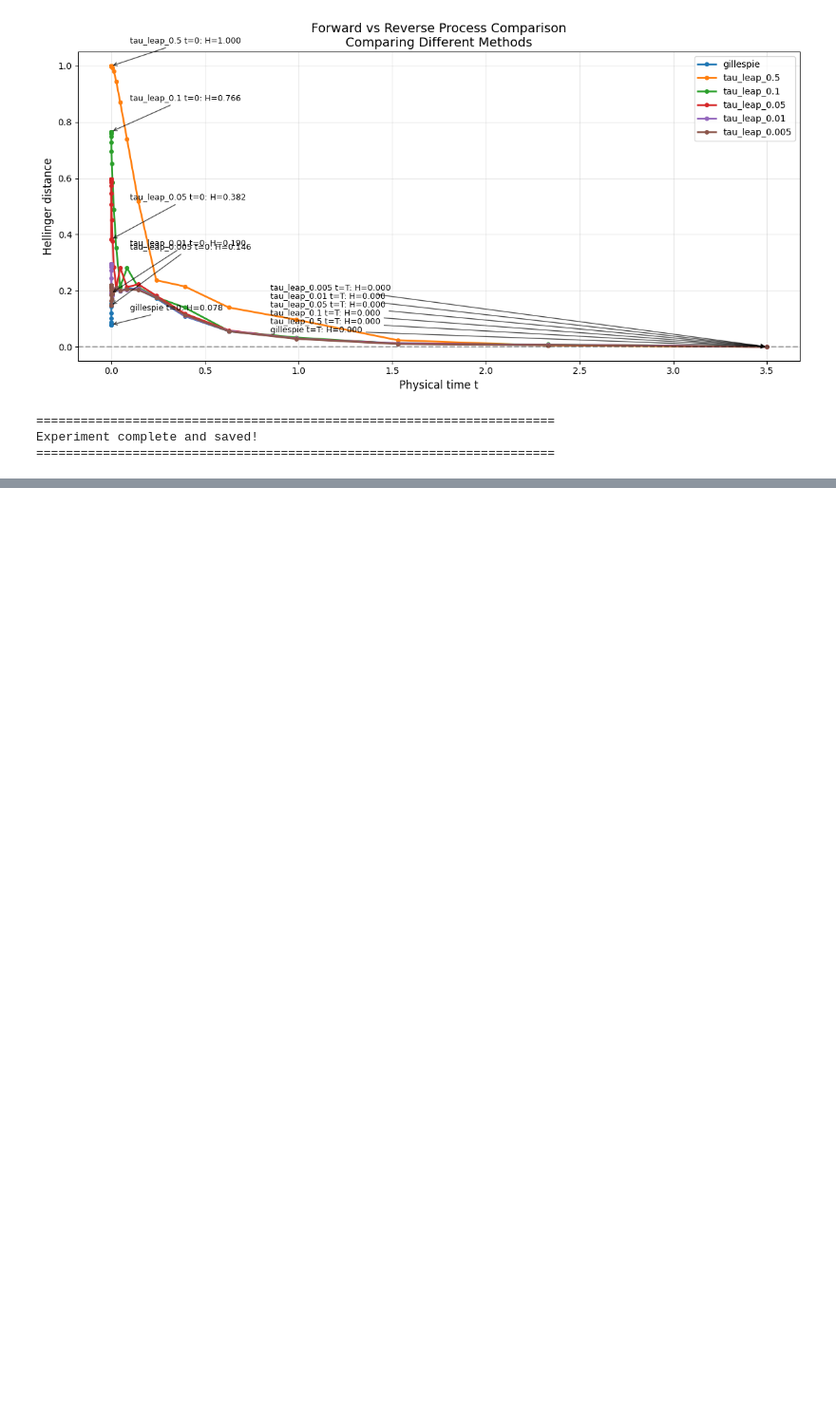
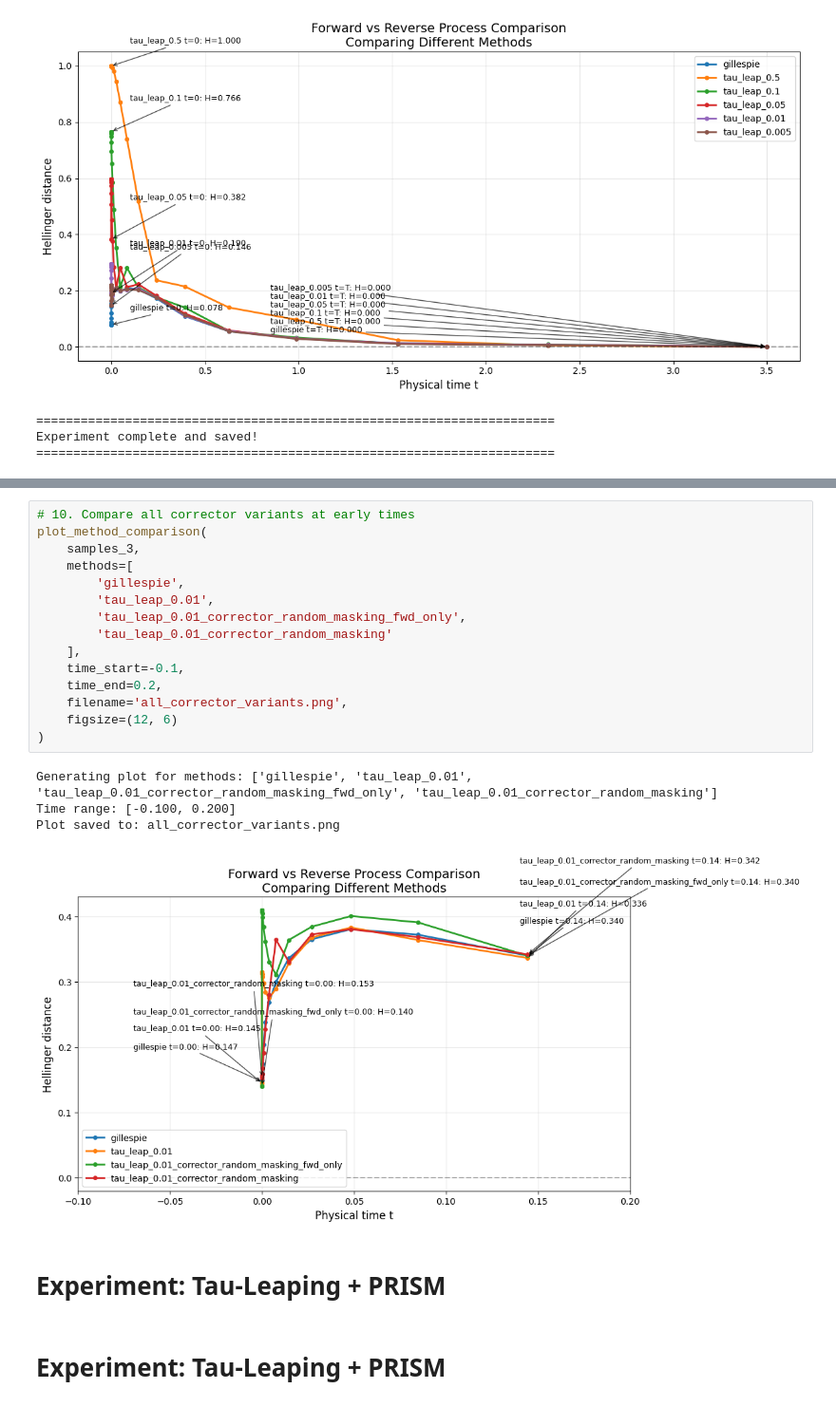
Before and after one commit to loren-ll/Correctors_Discrete_Diffusion, a Jupyter notebook: zero.ipynb, the cells around one changed output, grey strips where cells are left out. Shown at 95% size. Drawn from its saved outputs; the diff is of its cells as text; blank space fills up the shorter version.

```diff
--- a/zero.ipynb
+++ b/zero.ipynb
@@ -1459,0 +2255,24 @@ Plot saved to: diffusion_comparison_all_methods.png
+# %%
+# 10. Compare all corrector variants at early times
+plot_method_comparison(
+    samples_3,
+    methods=[
+        'gillespie',
+        'tau_leap_0.01',
+        'tau_leap_0.01_corrector_random_masking_fwd_only',
+        'tau_leap_0.01_corrector_random_masking'
+    ],
+    time_start=-0.1,
+    time_end=0.2,
+    filename='all_corrector_variants.png',
+    figsize=(12, 6)
+)
+# %% [output]
+Generating plot for methods: ['gillespie', 'tau_leap_0.01', 'tau_leap_0.01_corrector_random_masking_fwd_only', 'tau_leap_0.01_corrector_random_masking']
+Time range: [-0.100, 0.200]
+Plot saved to: all_corrector_variants.png
+[figure, added]
+# %% [markdown]
+# Experiment: Tau-Leaping + PRISM
+# %% [markdown]
+# Experiment: Tau-Leaping + PRISM
```
Also changed, not shown: parts of 20 cells of this notebook.
